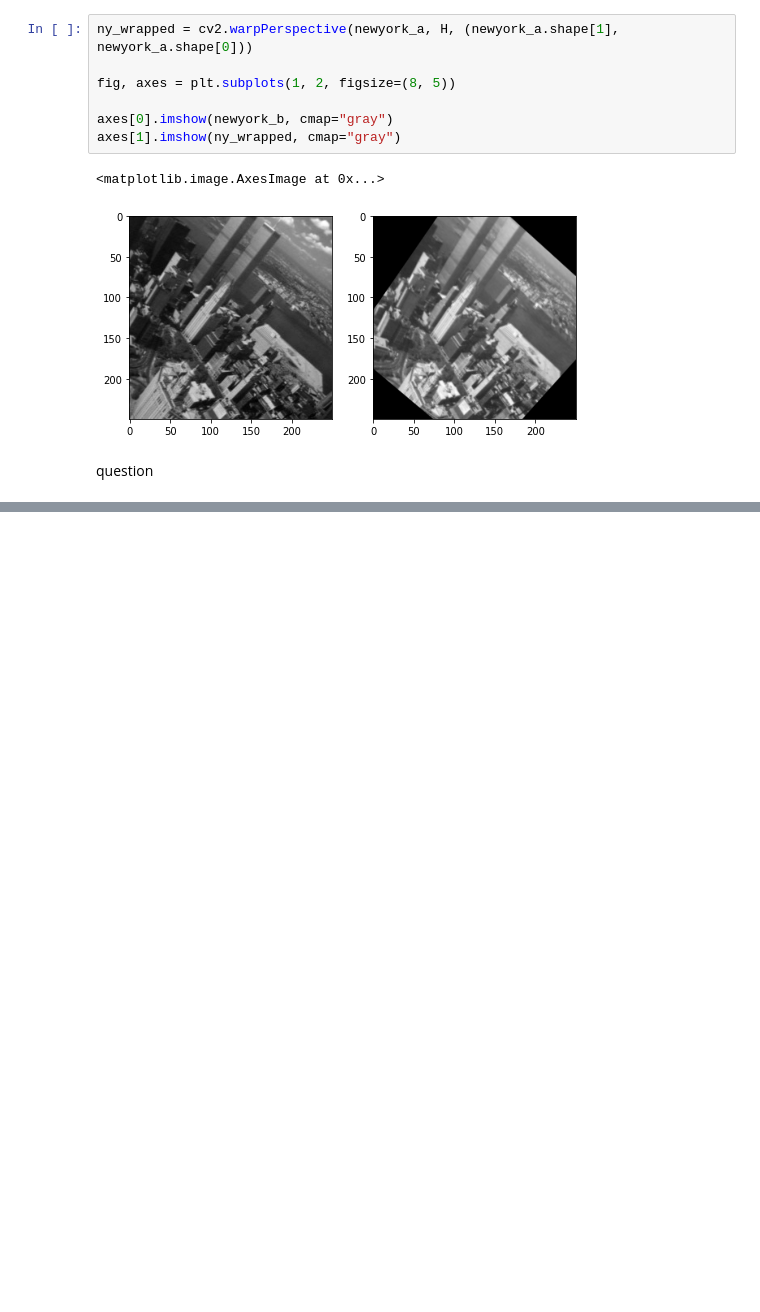
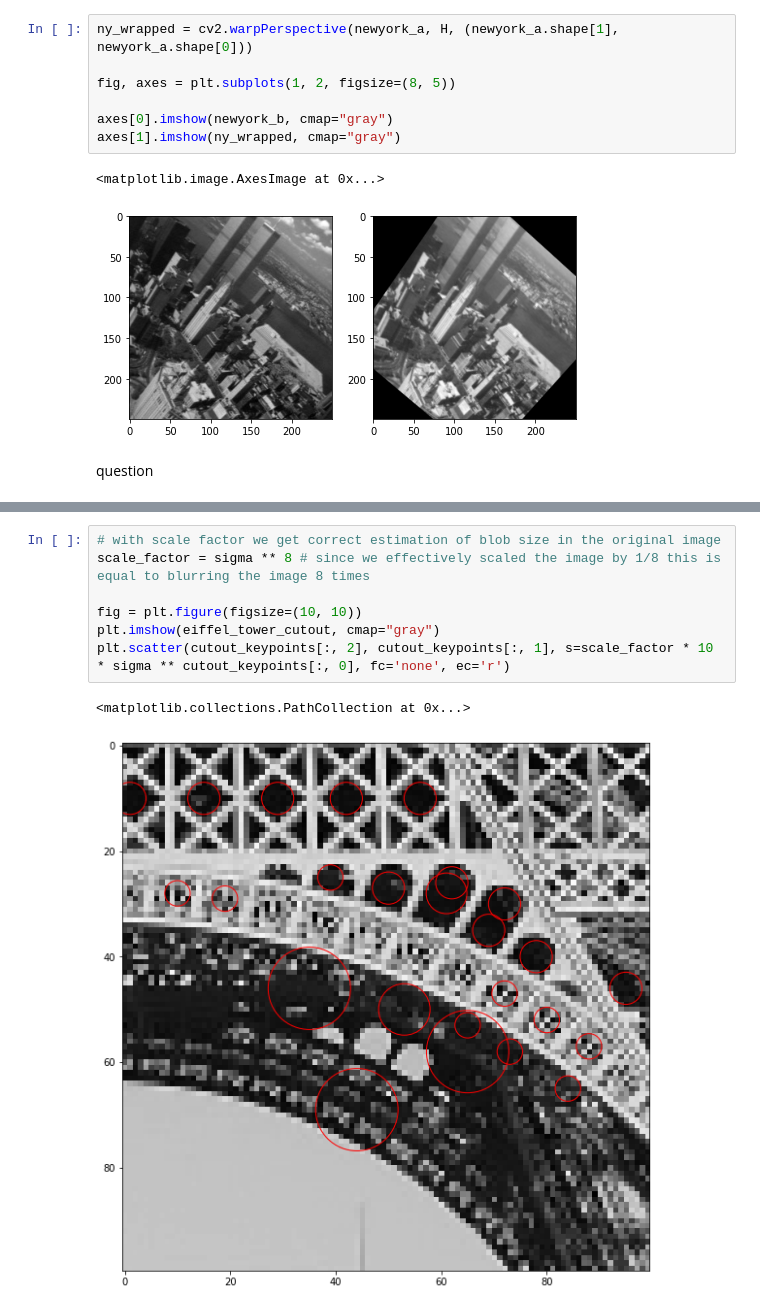
Before and after one commit to al-pi314/computer_vision, a Jupyter notebook: assigments/assigment4/solution.ipynb, the cells around one changed output, grey strips where cells are left out. Saved outputs shown, nothing was run; the diff lists cells and outputs as text; blank space fills up the shorter version.

```diff
--- a/assigments/assigment4/solution.ipynb
+++ b/assigments/assigment4/solution.ipynb
@@ -497,0 +533,10 @@ question
+# %%
+# with scale factor we get correct estimation of blob size in the original image
+scale_factor = sigma ** 8 # since we effectively scaled the image by 1/8 this is equal to blurring the image 8 times
+
+fig = plt.figure(figsize=(10, 10))
+plt.imshow(eiffel_tower_cutout, cmap="gray")
+plt.scatter(cutout_keypoints[:, 2], cutout_keypoints[:, 1], s=scale_factor * 10 * sigma ** cutout_keypoints[:, 0], fc='none', ec='r')
+# %% [output]
+<matplotlib.collections.PathCollection at 0x...>
+[figure, added]
```
Also changed, not shown: parts of 21 cells of this notebook, 2 other files.
